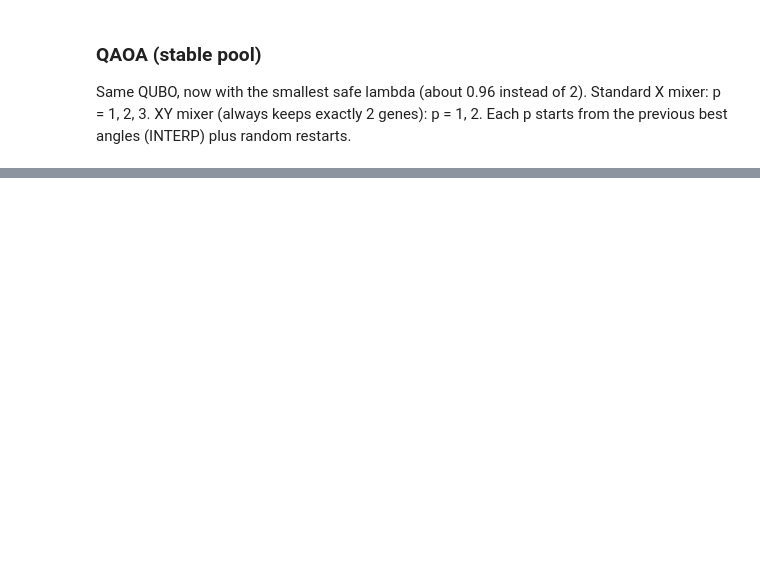
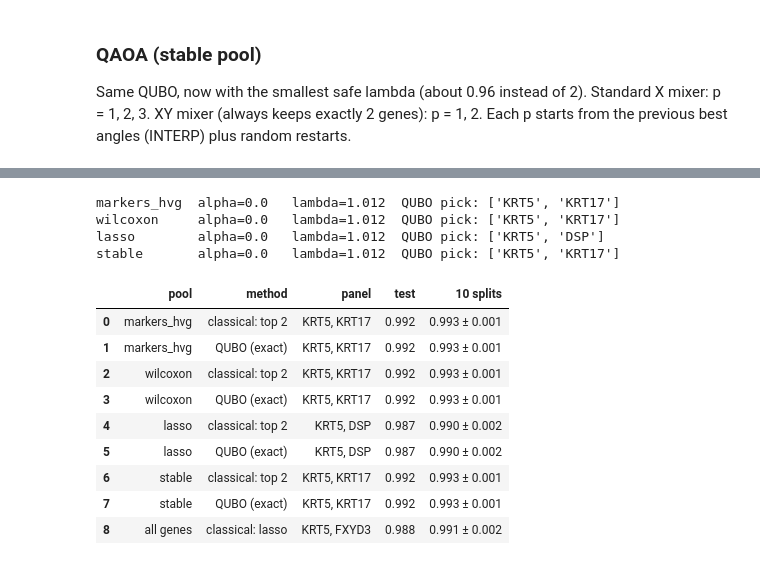
Before and after one commit to DariaZS/quantum-proj, a Jupyter notebook: compare_all.ipynb, the cells around one changed output, grey strips where cells are left out. Cells and saved outputs as stored; diff of their text form; code cells hidden in the pictures; blank space fills up the shorter version.

Commit message:
Balanced classifier; update results for all three datasets

```diff
--- a/compare_all.ipynb
+++ b/compare_all.ipynb
@@ -119,0 +120,2 @@ tab_x_old.round(5)
+# %%
+results = {}
@@ -119,0 +124,5 @@ tab_x_old.round(5)
+# %%
+hn = results["head and neck"] = {}
+hn["adata"] = h.prepare(h.load_hnscc())
+hn["train"], hn["test"] = h.split(hn["adata"], test_size=TEST_SIZE)
+print(hn["adata"].n_obs, "cells |", len(hn["train"]), "train |", len(hn["test"]), "test")
@@ -119,0 +140,5 @@ tab_x_old.round(5)
+# %%
+hn["cands"] = {}
+for pool in POOLS:
+    hn["cands"][pool] = [str(g) for g in h.candidates(hn["adata"], hn["train"], method=pool, n_boot=50)]
+    print(f"{pool:12s}", hn["cands"][pool])
@@ -119,0 +150,45 @@ tab_x_old.round(5)
+# %%
+hn["qubo"] = {}
+for pool, cands in hn["cands"].items():
+    alpha, cv = h.choose_alpha_cv(hn["adata"], hn["train"], cands, K)
+    Q, const, info = h.build_qubo(hn["adata"], hn["train"], cands, K, alpha, "auto")
+    panel = h.best_panel(Q, const, cands, K)
+    hn["qubo"][pool] = {"Q": Q, "const": const, "info": info, "alpha": alpha, "panel": panel}
+    print(f"{pool:12s} alpha={alpha:<5} lambda={info['lam']:.3f}  QUBO pick: {panel}")
+# %% [output]
+markers_hvg  alpha=0.0   lambda=1.012  QUBO pick: ['KRT5', 'KRT17']
+wilcoxon     alpha=0.0   lambda=1.012  QUBO pick: ['KRT5', 'KRT17']
+lasso        alpha=0.0   lambda=1.012  QUBO pick: ['KRT5', 'DSP']
+stable       alpha=0.0   lambda=1.012  QUBO pick: ['KRT5', 'KRT17']
+# %%
+hn["lasso"] = h.lasso_panel(hn["adata"], hn["train"], K)
+
+rows = []
+for pool, q in hn["qubo"].items():
+    cands, r = hn["cands"][pool], q["info"]["r"]
+    panels = {"classical: top 2": [cands[i] for i in np.argsort(-r)[:K]],
+              "QUBO (exact)": q["panel"]}
+    for method, p in panels.items():
+        m, s = h.repeated_splits(hn["adata"], p, test_size=TEST_SIZE)
+        rows.append({"pool": pool, "method": method, "panel": ", ".join(map(str, p)),
+                     "test": round(h.evaluate(hn["adata"], p, hn["train"], hn["test"]), 3),
+                     "10 splits": f"{m:.3f} ± {s:.3f}"})
+
+m, s = h.repeated_splits(hn["adata"], hn["lasso"], test_size=TEST_SIZE)
+rows.append({"pool": "all genes", "method": "classical: lasso", "panel": ", ".join(hn["lasso"]),
+             "test": round(h.evaluate(hn["adata"], hn["lasso"], hn["train"], hn["test"]), 3),
+             "10 splits": f"{m:.3f} ± {s:.3f}"})
+
+hn["acc"] = pd.DataFrame(rows)
+hn["acc"]
+# %% [output]
+|  | pool | method | panel | test | 10 splits |
+| 0 | markers_hvg | classical: top 2 | KRT5, KRT17 | 0.992 | 0.993 ± 0.001 |
+| 1 | markers_hvg | QUBO (exact) | KRT5, KRT17 | 0.992 | 0.993 ± 0.001 |
+| 2 | wilcoxon | classical: top 2 | KRT5, KRT17 | 0.992 | 0.993 ± 0.001 |
+| 3 | wilcoxon | QUBO (exact) | KRT5, KRT17 | 0.992 | 0.993 ± 0.001 |
+| 4 | lasso | classical: top 2 | KRT5, DSP | 0.987 | 0.990 ± 0.002 |
+| 5 | lasso | QUBO (exact) | KRT5, DSP | 0.987 | 0.990 ± 0.002 |
+| 6 | stable | classical: top 2 | KRT5, KRT17 | 0.992 | 0.993 ± 0.001 |
+| 7 | stable | QUBO (exact) | KRT5, KRT17 | 0.992 | 0.993 ± 0.001 |
+| 8 | all genes | classical: lasso | KRT5, FXYD3 | 0.988 | 0.991 ± 0.002 |
```
Also changed, not shown: parts of 18 cells of this notebook, 3 other files.
